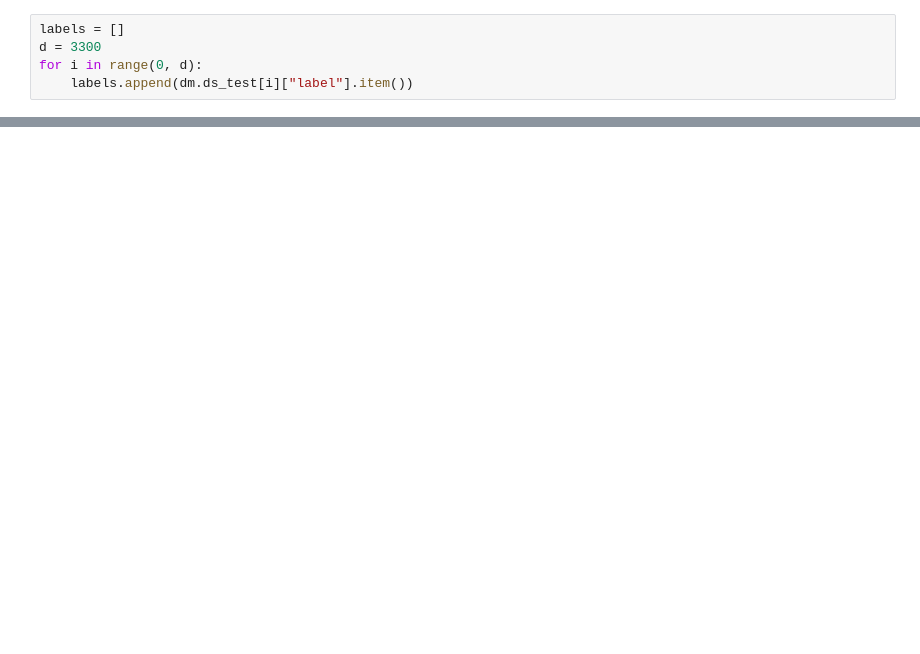
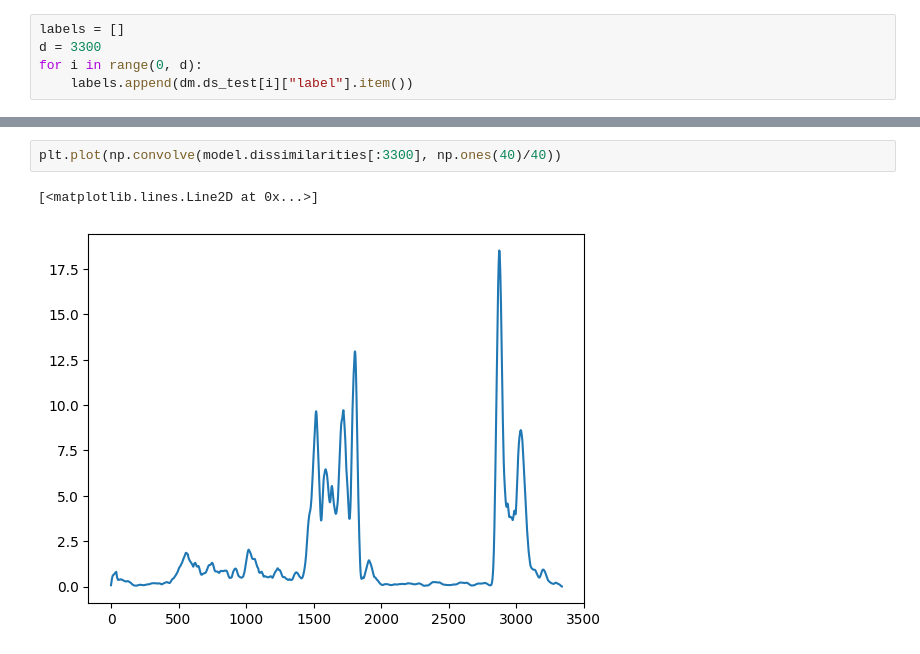
Before and after one commit to mbisan/stsc-har, a Jupyter notebook: visualize.ipynb, the cells around one changed output, grey strips where cells are left out. Saved outputs shown, nothing was run; the diff lists cells and outputs as text; blank space fills up the shorter version.

```diff
--- a/visualize.ipynb
+++ b/visualize.ipynb
@@ -86 +77,6 @@ torch.Size([143290])
+# %%
+plt.plot(np.convolve(model.dissimilarities[:3300], np.ones(40)/40))
+# %% [output]
+[<matplotlib.lines.Line2D at 0x...>]
+[figure, added]
 # %%
```
Also changed, not shown: parts of 19 cells of this notebook, 7 other files.
